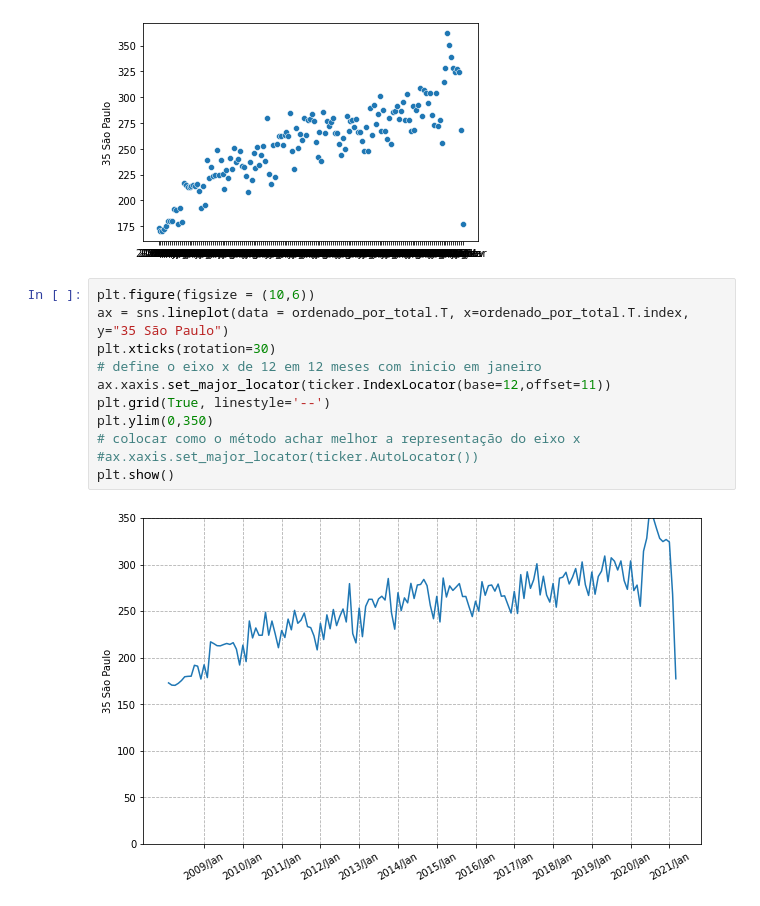
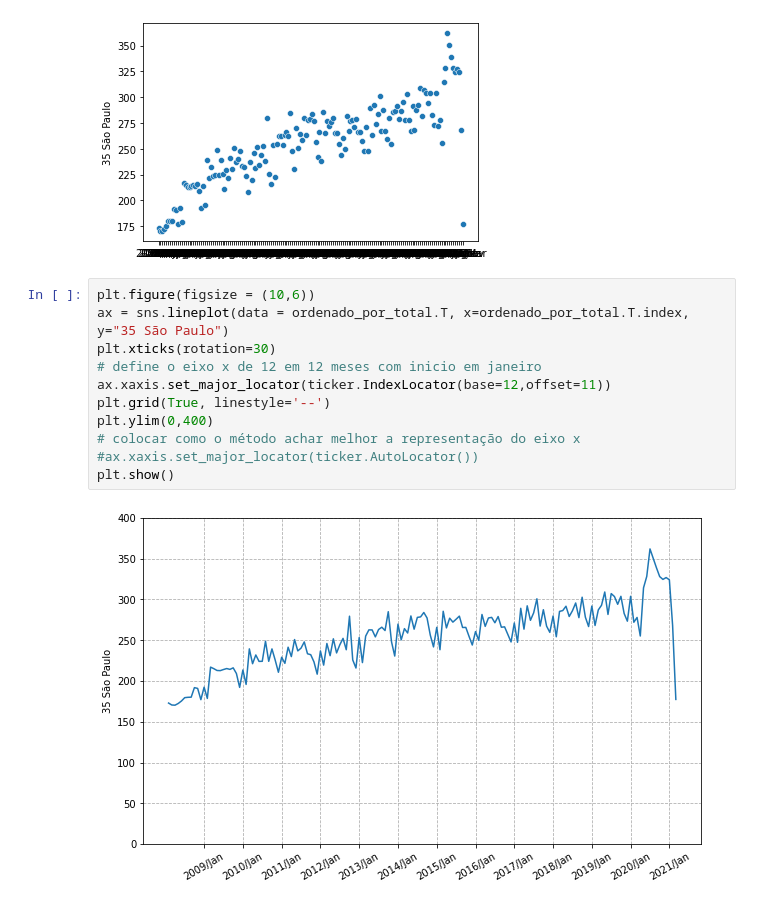
Before and after one commit to laugustovieira/BootCamp---Data-Science, a Jupyter notebook: BootCampDataScience.ipynb, the cells around one changed output. Drawn from its saved outputs; the diff is of its cells as text.

```diff
--- a/BootCampDataScience.ipynb
+++ b/BootCampDataScience.ipynb
@@ -877,13 +881,13 @@ sns.scatterplot(data = ordenado_por_total.T, x=ordenado_por_total.T.index, y="35
 # %%
 plt.figure(figsize = (10,6))
 ax = sns.lineplot(data = ordenado_por_total.T, x=ordenado_por_total.T.index, y="35 São Paulo")
 plt.xticks(rotation=30)
 # define o eixo x de 12 em 12 meses com inicio em janeiro
 ax.xaxis.set_major_locator(ticker.IndexLocator(base=12,offset=11))
 plt.grid(True, linestyle='--')
-plt.ylim(0,350)
+plt.ylim(0,400)
 # colocar como o método achar melhor a representação do eixo x
 #ax.xaxis.set_major_locator(ticker.AutoLocator())
 plt.show()
 # %% [output]
-[figure, old version]
+[figure, new version]
```
Also changed, not shown: parts of 11 cells of this notebook.
